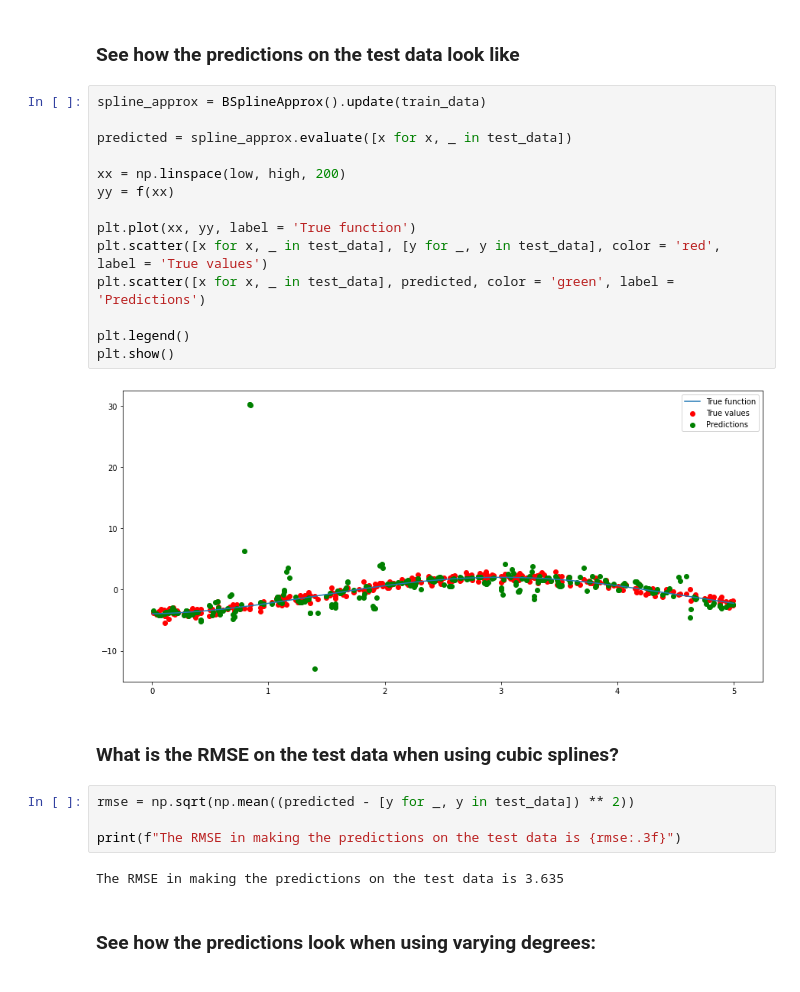
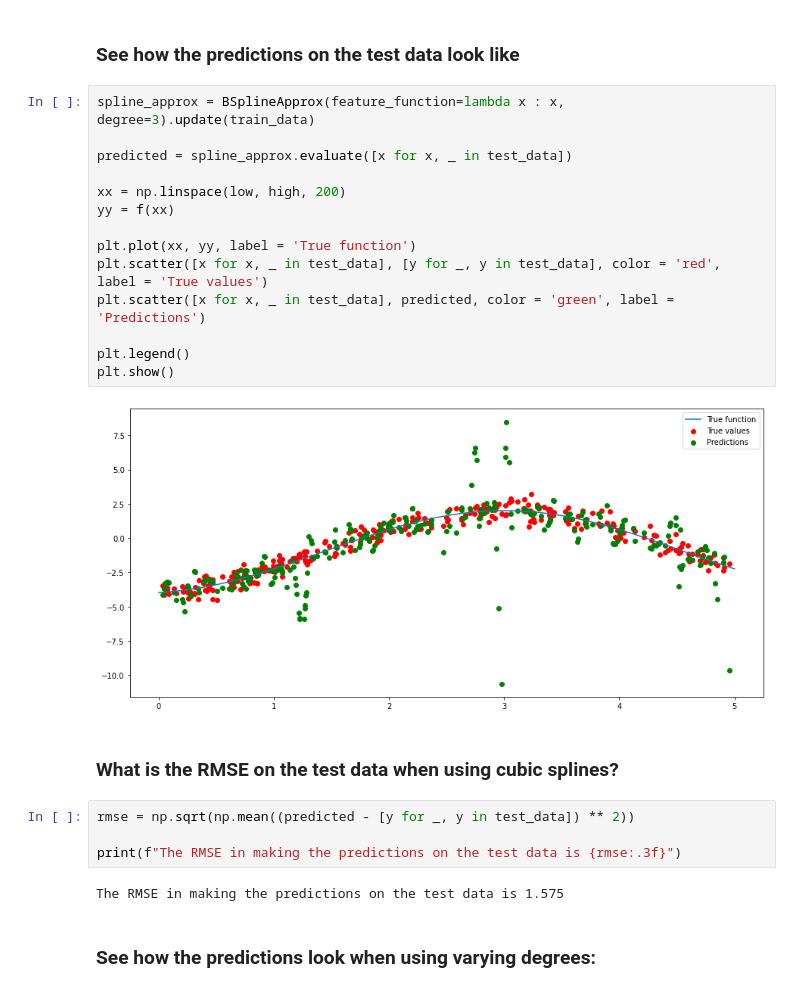
Before and after one commit to sunnymshah95/CME-241-RLinFinance, a Jupyter notebook: Assignment 5/Assignment5.ipynb, the cells around one changed output. Saved outputs shown, nothing was run; the diff lists cells and outputs as text.

Commit message:
Rechecked the function

```diff
--- a/Assignment 5/Assignment5.ipynb
+++ b/Assignment 5/Assignment5.ipynb
@@ -129,21 +131,21 @@ plt.show()
 # %% [markdown]
 ### See how the predictions on the test data look like
 # %%
-spline_approx = BSplineApprox().update(train_data)
+spline_approx = BSplineApprox(feature_function=lambda x : x, degree=3).update(train_data)
 
 predicted = spline_approx.evaluate([x for x, _ in test_data])
 
 xx = np.linspace(low, high, 200)
 yy = f(xx)
 
 plt.plot(xx, yy, label = 'True function')
 plt.scatter([x for x, _ in test_data], [y for _, y in test_data], color = 'red', label = 'True values')
 plt.scatter([x for x, _ in test_data], predicted, color = 'green', label = 'Predictions')
 
 plt.legend()
 plt.show()
 # %% [output]
-[figure, old version]
+[figure, new version]
 # %% [markdown]
 ### What is the RMSE on the test data when using cubic splines?
 # %%
@@ -151,7 +153,7 @@ rmse = np.sqrt(np.mean((predicted - [y for _, y in test_data]) ** 2))
 
 print(f"The RMSE in making the predictions on the test data is {rmse:.3f}")
 # %% [output]
-The RMSE in making the predictions on the test data is 3.635
+The RMSE in making the predictions on the test data is 1.575
 # %% [markdown]
 ### See how the predictions look when using varying degrees:
 # %%
```
Also changed, not shown: parts of 3 cells of this notebook.
